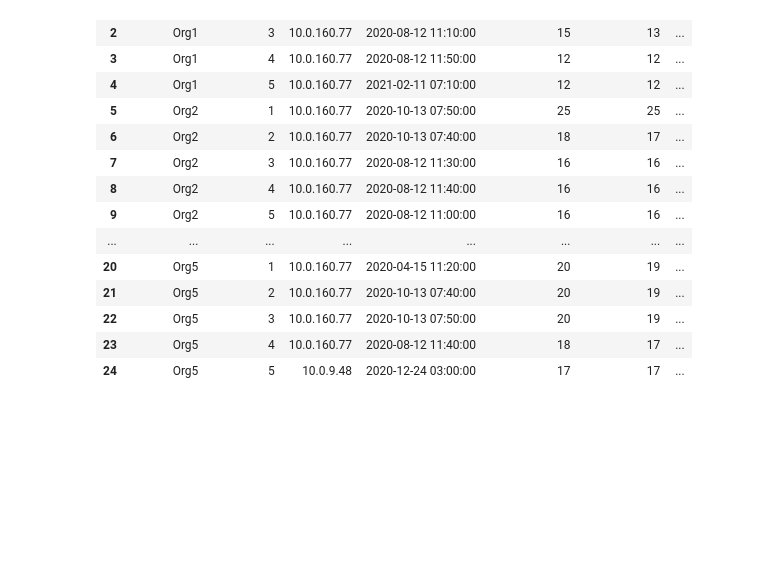
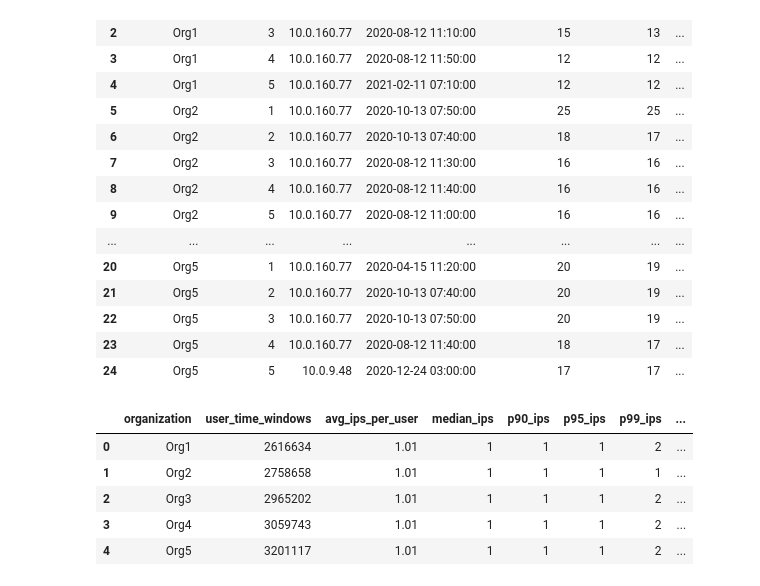
Before and after one commit to gulfatima-git/CredBlock-FL, a Jupyter notebook: notebooks/local_graph_analysis.ipynb, the cells around one changed output. Cells and saved outputs as stored; diff of their text form; code cells hidden in the pictures; blank space fills up the shorter version.

Commit message:
User-to-Multiple-IPs Temporal Analysis

```diff
--- a/notebooks/local_graph_analysis.ipynb
+++ b/notebooks/local_graph_analysis.ipynb
@@ -780,3 +780,89 @@ display(top_multi_user_windows)
 | 22 | Org5 | 3 | 10.0.160.77 | 2020-10-13 07:50:00 | 20 | 19 | ... |
 | 23 | Org5 | 4 | 10.0.160.77 | 2020-08-12 11:40:00 | 18 | 17 | ... |
 | 24 | Org5 | 5 | 10.0.9.48 | 2020-12-24 03:00:00 | 17 | 17 | ... |
+# %%
+user_ip_window_stats = duckdb.sql(f"""
+    WITH user_windows AS (
+        SELECT
+            organization,
+            "User ID",
+
+            time_bucket(
+                INTERVAL '10 minutes',
+                "Login Timestamp"
+            ) AS ten_minute_window,
+
+            COUNT(*) AS login_attempts,
+
+            COUNT(DISTINCT "IP Address")
+                AS distinct_ips,
+
+            SUM(
+                CASE WHEN "Login Successful" = FALSE
+                THEN 1 ELSE 0 END
+            ) AS failed_logins,
+
+            SUM(
+                CASE WHEN "Login Successful" = TRUE
+                THEN 1 ELSE 0 END
+            ) AS successful_logins
+
+        FROM read_parquet(
+            '{ORG_GLOB}',
+            hive_partitioning = true
+        )
+
+        GROUP BY
+            organization,
+            "User ID",
+            ten_minute_window
+    )
+
+    SELECT
+        organization,
+
+        COUNT(*) AS user_time_windows,
+
+        ROUND(
+            AVG(distinct_ips),
+            2
+        ) AS avg_ips_per_user,
+
+        approx_quantile(
+            distinct_ips,
+            0.50
+        ) AS median_ips,
+
+        approx_quantile(
+            distinct_ips,
+            0.90
+        ) AS p90_ips,
+
+        approx_quantile(
+            distinct_ips,
+            0.95
+        ) AS p95_ips,
+
+        approx_quantile(
+            distinct_ips,
+            0.99
+        ) AS p99_ips,
+
+        MAX(distinct_ips)
+            AS max_ips_per_user_10min
+
+    FROM user_windows
+
+    GROUP BY organization
+
+    ORDER BY organization
+""").df()
+
+display(user_ip_window_stats)
+# %% [output]
+|  | organization | user_time_windows | avg_ips_per_user | median_ips | p90_ips | p95_ips | p99_ips | ... |
+| 0 | Org1 | 2616634 | 1.01 | 1 | 1 | 1 | 2 | ... |
+| 1 | Org2 | 2758658 | 1.01 | 1 | 1 | 1 | 1 | ... |
+| 2 | Org3 | 2965202 | 1.01 | 1 | 1 | 1 | 2 | ... |
+| 3 | Org4 | 3059743 | 1.01 | 1 | 1 | 1 | 2 | ... |
+| 4 | Org5 | 3201117 | 1.01 | 1 | 1 | 1 | 2 | ... |
```
Also changed, not shown: parts of 3 cells of this notebook.
